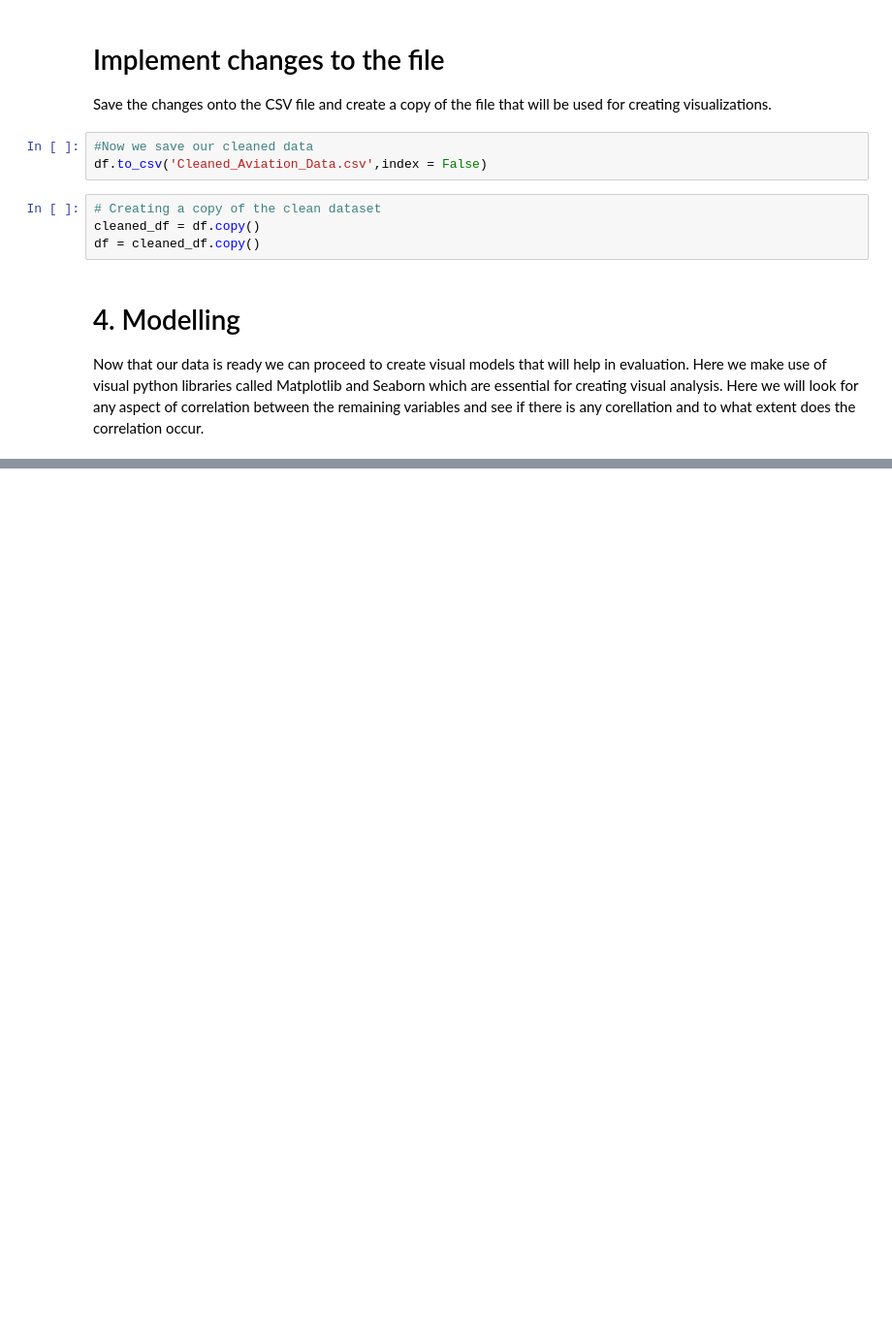
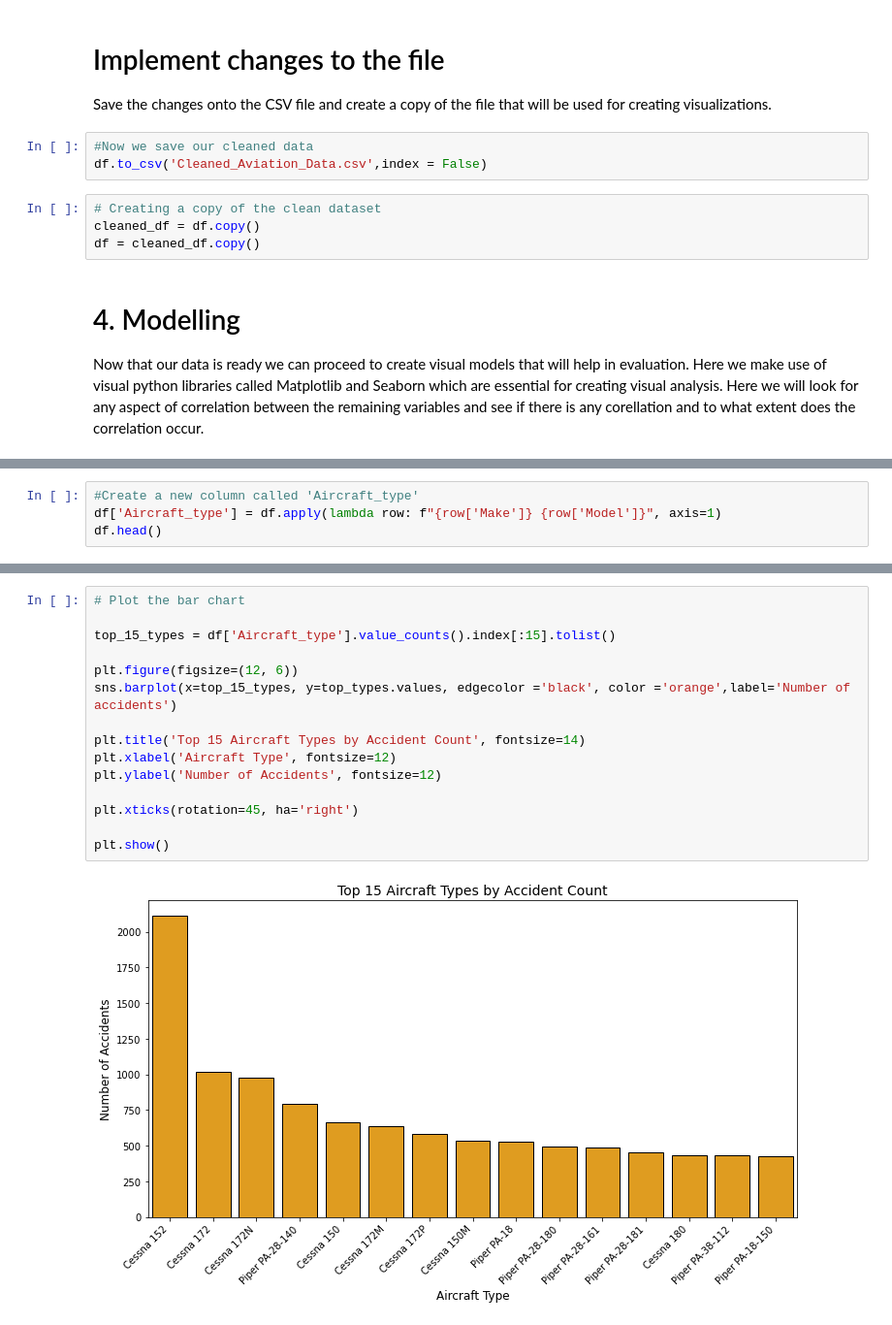
Before and after one commit to Kemboi-koder/Phase-One-Project-2025, a Jupyter notebook: Untitled.ipynb, the cells around one changed output, grey strips where cells are left out. Shown at 97% size. Drawn from its saved outputs; the diff is of its cells as text; blank space fills up the shorter version.

Commit message:
more visualizations

```diff
--- a/Untitled.ipynb
+++ b/Untitled.ipynb
@@ -302,0 +311,4 @@ Now that our data is ready we can proceed to create visual models that will help
+# %%
+#Create a new column called 'Aircraft_type'
+df['Aircraft_type'] = df.apply(lambda row: f"{row['Make']} {row['Model']}", axis=1)
+df.head()
@@ -302,0 +322,17 @@ Now that our data is ready we can proceed to create visual models that will help
+# %%
+# Plot the bar chart
+
+top_15_types = df['Aircraft_type'].value_counts().index[:15].tolist()
+
+plt.figure(figsize=(12, 6))
+sns.barplot(x=top_15_types, y=top_types.values, edgecolor ='black', color ='orange',label='Number of accidents')
+
+plt.title('Top 15 Aircraft Types by Accident Count', fontsize=14)
+plt.xlabel('Aircraft Type', fontsize=12)
+plt.ylabel('Number of Accidents', fontsize=12)
+
+plt.xticks(rotation=45, ha='right')
+
+plt.show()
+# %% [output]
+[figure, added]
```
Also changed, not shown: parts of 5 cells of this notebook.
